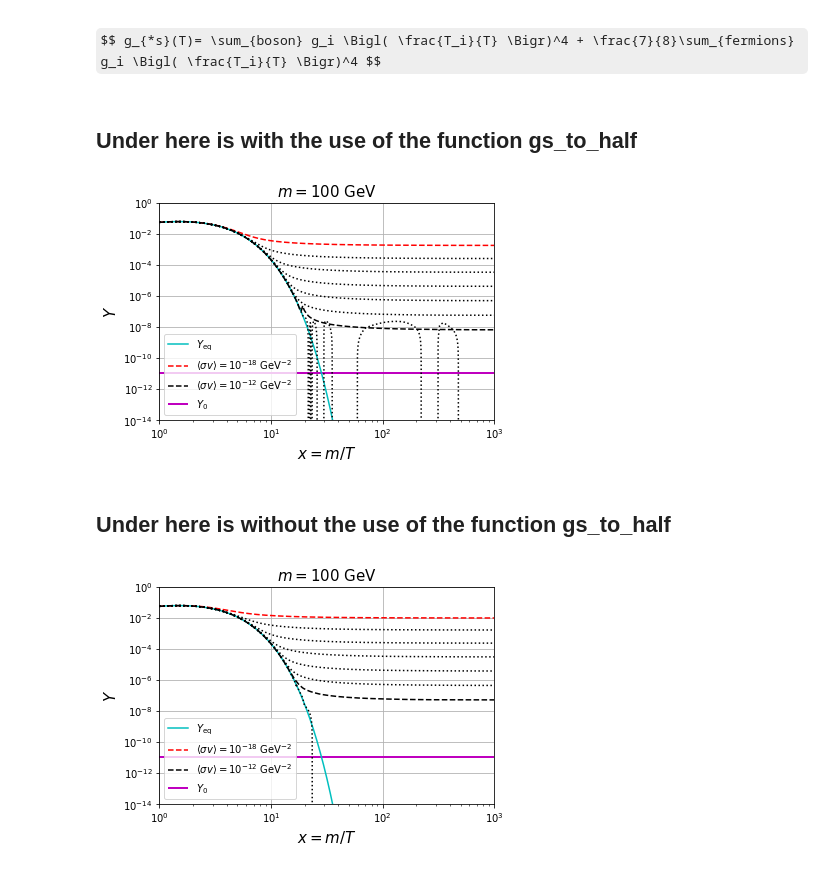
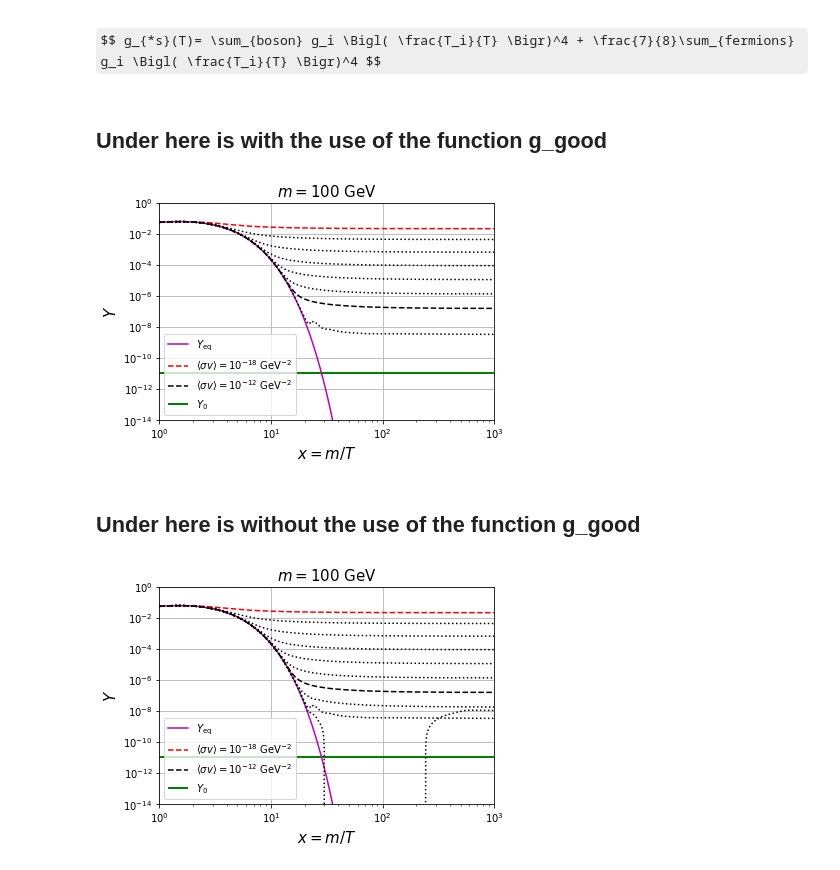
Before and after one commit to nico0407/DM-freeze-out, a Jupyter notebook: play freeze-out.ipynb, the cells around one changed output. Saved outputs shown, nothing was run; the diff lists cells and outputs as text; code cells hidden in the pictures; some formulas as TeX source.

```diff
--- a/play freeze-out.ipynb
+++ b/play freeze-out.ipynb
@@ -66,15 +64,16 @@ plt.yscale('log')
 # %%
 import pandas as pd
 # %%
-dfg=pd.DataFrame([
-    {'T':0.05 *1E-3,'geff_to_half': np.sqrt(3.38)},     #I have insert this from the presentation
-    {'T':1E-3,'geff_to_half':np.sqrt(10.75)},
-    {'T':80*1E-3,'geff_to_half':np.sqrt(17.25)},
-    {'T':250*1E-3,'geff_to_half':np.sqrt(61.75)},
-    {'T':800*1E-3,'geff_to_half':np.sqrt(75.75)},
-    {'T':1,'geff_to_half':8.7},       # I leave it
-    {'T':10,'geff_to_half':np.sqrt(86.25)},
-    {'T':50,'geff_to_half':np.sqrt(96.25)},
-    {'T':100,'geff_to_half':10.2}      #I leave it too
+dfgstar_squar=pd.DataFrame([
+    {'T':0.05 *1E-3,'gstar_squar': np.sqrt(3.38)},     #taken from the presentation graphic
+    {'T':1E-3,'gstar_squar':np.sqrt(10.75)},     #taken from the presentation graphic
+    {'T':80*1E-3,'gstar_squar':np.sqrt(17.25)},     #taken from the presentation graphic
+    {'T':250*1E-3,'gstar_squar':np.sqrt(61.75)},     #taken from the presentation graphic
+    {'T':800*1E-3,'gstar_squar':np.sqrt(75.75)},     #taken from the presentation graphic
+    {'T':1,'gstar_squar':8.7},       # I leave it
+    {'T':10,'gstar_squar':np.sqrt(86.25)},     #taken from the presentation graphic
+    {'T':50,'gstar_squar':np.sqrt(96.25)},     #taken from the presentation graphic
+    {'T':100,'gstar_squar':10.2}      #I leave it too
     ])
+
 #geff stands for g efficace
@@ -116,7 +115,7 @@ def f(T,a,b,c,d,e,f):
 #what is it???
 #******
 # %%
-B,σ=optimize.curve_fit(f,dfg['T'],dfg['geff_to_half'],p0=(0,0,0,0,0,0))  #***(added a 0)
+param,σ=optimize.curve_fit(f,dfgstar_squar['T'],dfgstar_squar['gstar_squar'],p0=(0,0,0,0,0,0))  #***(added a 0)
 
 # Use non-linear least squares to fit a function, f, to data.
 
@@ -133,7 +132,7 @@ B  # OH, SO B HAS INSIDE THE VALUES OF THE PARAMETERS OF THE PHASE SPACE a,b,c R
 array([ 7.89548643e+00,  1.30777606e+01,  1.15376901e-01,  5.42990436e+02,
        -5.41874920e+02,  1.30965399e-04])
 # %%
-gs_to_half= lambda T: f(T,a=B[0],b=B[1],c=B[2],d=B[3],e=B[4],f=B[5])   #********(added d=B[3],e=B[4],f=B[5])
+g_good= lambda T: f(T,a=param[0],b=param[1],c=param[2],d=param[3],e=param[4],f=param[5])
 
 
 #this is a function just to call the "function".
@@ -167,7 +168,7 @@ $$ g_*(T)= \sum_{boson} g_i \Bigl( \frac{T_i}{T} \Bigr)^4 + \frac{7}{8}\sum_{fer
 # %% [markdown]
 $$ g_{*s}(T)= \sum_{boson} g_i \Bigl( \frac{T_i}{T} \Bigr)^4 + \frac{7}{8}\sum_{fermions} g_i \Bigl( \frac{T_i}{T} \Bigr)^4 $$
 # %% [markdown]
-## Under here is with the use of the function gs_to_half
+## Under here is with the use of the function g_good
 # %%
 from scipy import integrate
 
@@ -202,7 +203,7 @@ fk=lambda sigmav: np.sqrt(np.pi*(Mp**2)/45)*m*sigmav  #starting to build the dY/
 
 def BEx(x,m=100):
     T=m/x
-    return k*gs_to_half(T)/x**2   #missing piece of the formula that's still missing.
+    return k*g_good(T)/x**2   #missing piece of the formula that's still missing.
 # %%
 def BE(Y,x):
     return -(Y**2-Yeq(x)**2)*BEx(x)   #putting together the things to have the right formula
@@ -210,7 +211,7 @@ def BE(Y,x):
 #THESE FUNCTIONS HAVE BEEN CREATED TO ACHIVE THE COMPLETE FORMULA FOR THE dY/dx (7.10 formula of DM production mechanism)
 # %%
 xx=np.logspace(np.log10(1),np.log10(1000),1000)
-plt.loglog(xx,Yeq(xx),'c',label=r'$Y_{\rm eq}$')
+plt.loglog(xx,Yeq(xx),'m',label=r'$Y_{\rm eq}$')
 
 
 
@@ -248,42 +249,42 @@ plt.loglog(x,Y,'k:')
 #*****************
 k=fk(sigmav=1E-10)                #WHAT HAPPENS WHEN THE AVERAGE CROSS SECTION TIMES VELOCITY GOES DOWN E-11????????
 x=np.logspace(np.log10(1),np.log10(1000),10000)
 Y=integrate.odeint(BE,Yeq(x[0]),x)
 plt.loglog(x,Y,'k:')
 
 k=fk(sigmav=1E-12)
 x=np.logspace(np.log10(1),np.log10(1000),10000)
 Y=integrate.odeint(BE,Yeq(x[0]),x)
 plt.loglog(x,Y,'k--',label=r'$\langle \sigma v \rangle = 10^{-12}\ {\rm GeV}^{-2}$')  #THAT'S THE LAST BLACK LINE
 
 
 
 
-plt.hlines(1E-11,1,1000,linestyles='-',color='m',lw=2,label='$Y_0$')    #THAT'S THE HORIZONTAL LINE IN PURPLE.
+plt.hlines(1E-11,1,1000,linestyles='-',color='g',lw=2,label='$Y_0$')    #THAT'S THE HORIZONTAL LINE IN PURPLE.
                                                                     #WHAT DOES IT REFER TO?
                                                                 #REFERS TO THE RIGHT EXPERIMENTAL ABOUNDANCE
 
 
 plt.ylim(1E-14,1)
 plt.xlim(1,1000)
 plt.xlabel('$x = m/T$', size= 15)
 plt.ylabel('$Y$', size= 15)
 plt.title('$m = 100$ GeV', size= 15)
 plt.legend()
 plt.grid()
 
 # x grows in time means that the temperature decrease!!
 
 #STILL MISSING THE FACTOR RELATED TO THE RELATIVISTIC DEGREE OF FREEDOM
 # %% [output]
-[figure, old version]
+[figure, new version]
 # %%
 # I was wondering if we had to consider also the radiation era when the co-omiving number density
 # is constant to get a much complete description, but probably it's irrelevant,
 # due to the fact that we are interested to the freeze-out part, and the previous
 # one is kind of "boring" because is constant.
 # %% [markdown]
-## Under here is without the use of the function gs_to_half
+## Under here is without the use of the function g_good
 # %%
 from scipy import integrate
 
@@ -326,7 +327,7 @@ def BE(Y,x):
 #THESE FUNCTIONS HAVE BEEN CREATED TO ACHIVE THE COMPLETE FORMULA FOR THE dY/dx (7.10 formula of DM production mechanism)
 # %%
 xx=np.logspace(np.log10(1),np.log10(1000),1000)
-plt.loglog(xx,Yeq(xx),'c',label=r'$Y_{\rm eq}$')
+plt.loglog(xx,Yeq(xx),'m',label=r'$Y_{\rm eq}$')
 
 
 
@@ -362,7 +363,17 @@ plt.loglog(x,Y,'k:')
 
 
 #*****************
+k=fk(sigmav=1E-11)                #WHAT HAPPENS WHEN THE AVERAGE CROSS SECTION TIMES VELOCITY GOES DOWN E-11????????
+x=np.logspace(np.log10(1),np.log10(1000),10000)
+Y=integrate.odeint(BE,Yeq(x[0]),x)
+plt.loglog(x,Y,'k:')
+
 k=fk(sigmav=1E-10)                #WHAT HAPPENS WHEN THE AVERAGE CROSS SECTION TIMES VELOCITY GOES DOWN E-11????????
+x=np.logspace(np.log10(1),np.log10(1000),10000)
+Y=integrate.odeint(BE,Yeq(x[0]),x)
+plt.loglog(x,Y,'k:')
+
+k=fk(sigmav=1E-9)                #WHAT HAPPENS WHEN THE AVERAGE CROSS SECTION TIMES VELOCITY GOES DOWN E-11????????
 x=np.logspace(np.log10(1),np.log10(1000),10000)
 Y=integrate.odeint(BE,Yeq(x[0]),x)
 plt.loglog(x,Y,'k:')
@@ -375,7 +386,7 @@ plt.loglog(x,Y,'k--',label=r'$\langle \sigma v \rangle = 10^{-12}\ {\rm GeV}^{-2
 
 
 
-plt.hlines(1E-11,1,1000,linestyles='-',color='m',lw=2,label='$Y_0$')    #THAT'S THE HORIZONTAL LINE IN PURPLE.
+plt.hlines(1E-11,1,1000,linestyles='-',color='g',lw=2,label='$Y_0$')    #THAT'S THE HORIZONTAL LINE IN PURPLE.
                                                                     #WHAT DOES IT REFER TO?
                                                                 #REFERS TO THE RIGHT EXPERIMENTAL ABOUNDANCE
 
@@ -392,4 +403,4 @@ plt.grid()
 
 #STILL MISSING THE FACTOR RELATED TO THE RELATIVISTIC DEGREE OF FREEDOM
 # %% [output]
-[figure, old version]
+[figure, new version]
```
Also changed, not shown: parts of 8 cells of this notebook.
